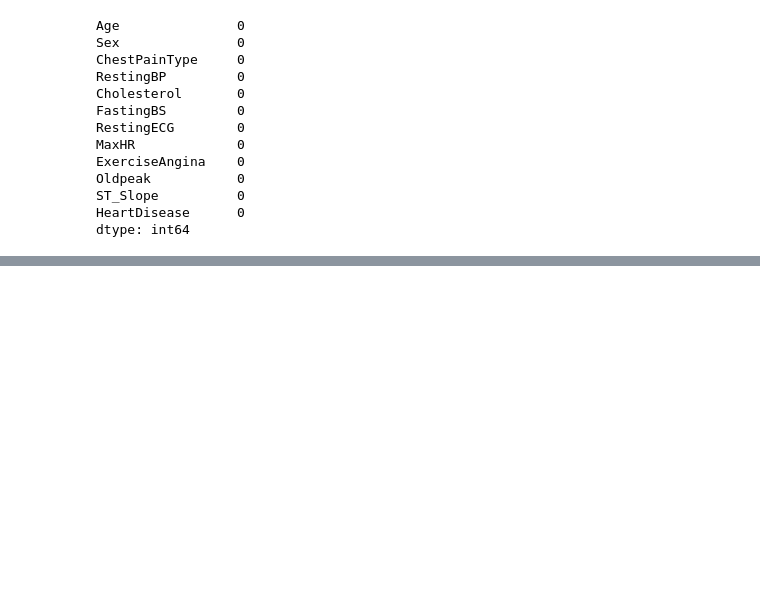
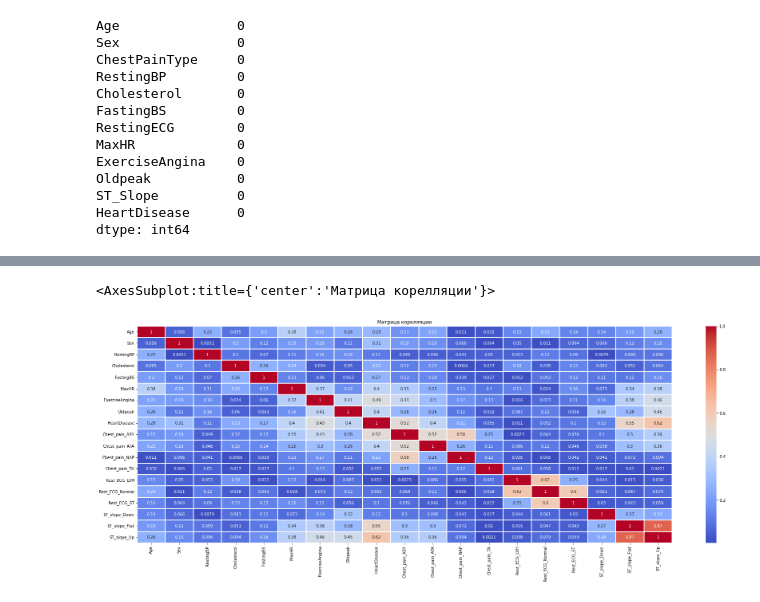
Before and after one commit to HarryLiker/ML, a Jupyter notebook: lab0_Korolev.ipynb, the cells around one changed output, grey strips where cells are left out. Saved outputs shown, nothing was run; the diff lists cells and outputs as text; code cells hidden in the pictures; blank space fills up the shorter version.

```diff
--- a/lab0_Korolev.ipynb
+++ b/lab0_Korolev.ipynb
@@ -152,0 +271,9 @@ array([0, 1])
+# %%
+figure = plt.figure(figsize=(30, 10))
+ax = figure.add_subplot()
+ax.set_title('Матрица корелляции')
+
+sns.heatmap(data.corr().abs(), annot=True, cmap="coolwarm", linewidth=0.1)
+# %% [output]
+<AxesSubplot:title={'center':'Матрица корелляции'}>
+[figure, added]
```
Also changed, not shown: parts of 37 cells of this notebook, 1 other file.
